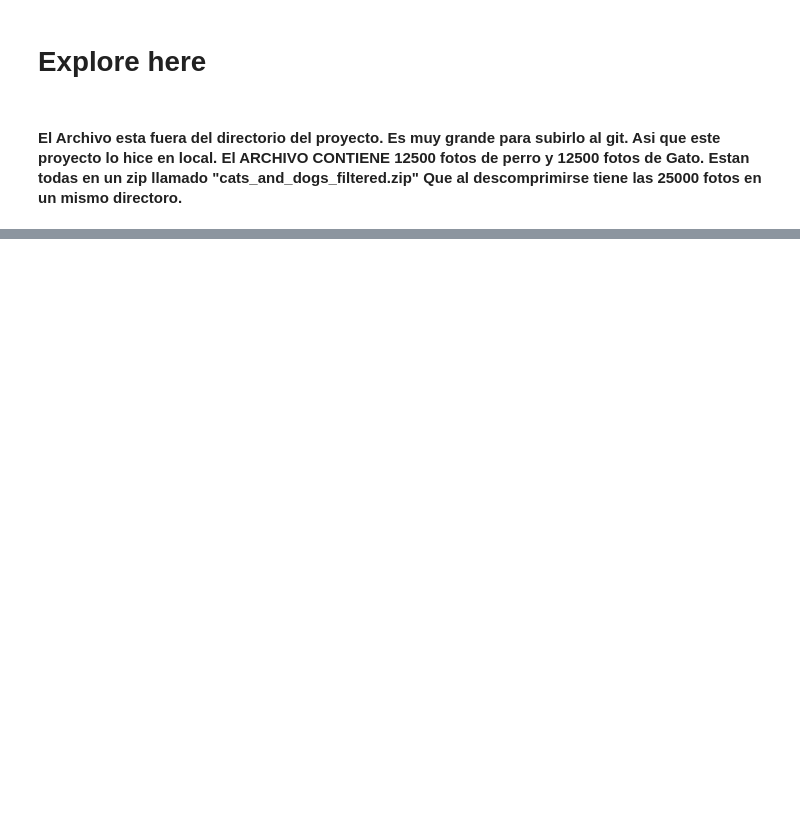
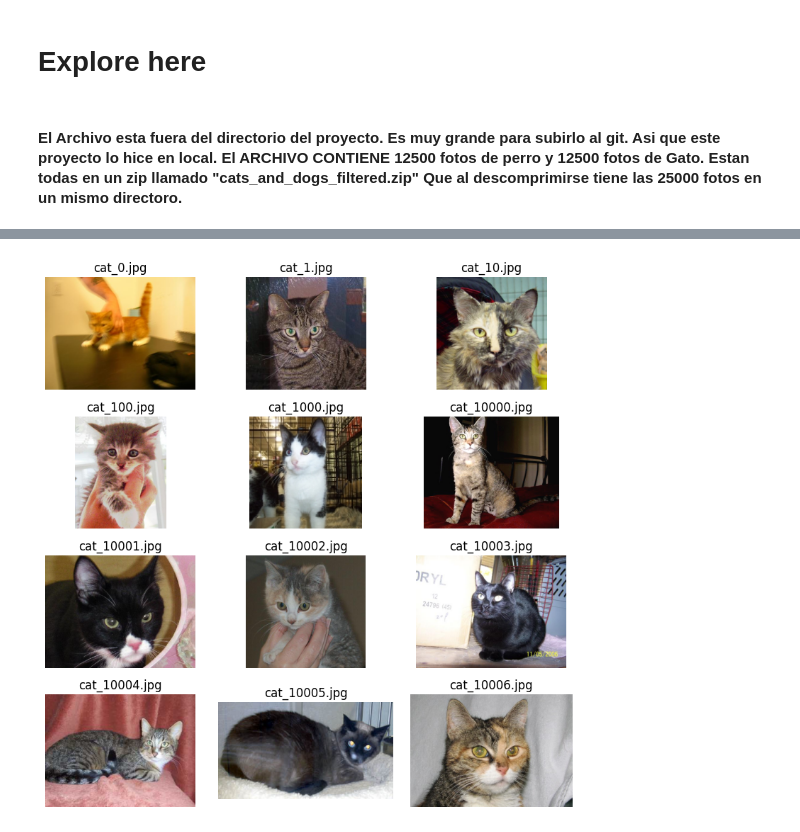
Before and after one commit to pcaliman2/24_Deep_Learning, a Jupyter notebook: src/explore.ipynb, the cells around one changed output, grey strips where cells are left out. Drawn from its saved outputs; the diff is of its cells as text; code cells hidden in the pictures; blank space fills up the shorter version.

```diff
--- a/src/explore.ipynb
+++ b/src/explore.ipynb
@@ -66,0 +93,5 @@ plt.show()
+# %%
+
+mostrar_fotos(4,3,'cat',"../../imagenes/cats_and_dogs_filtered")
+# %% [output]
+[figure, added]
```
Also changed, not shown: parts of 11 cells of this notebook, 1 other file.
